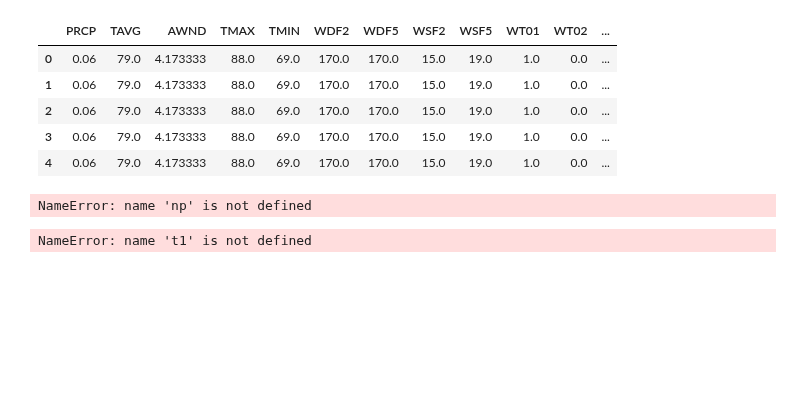
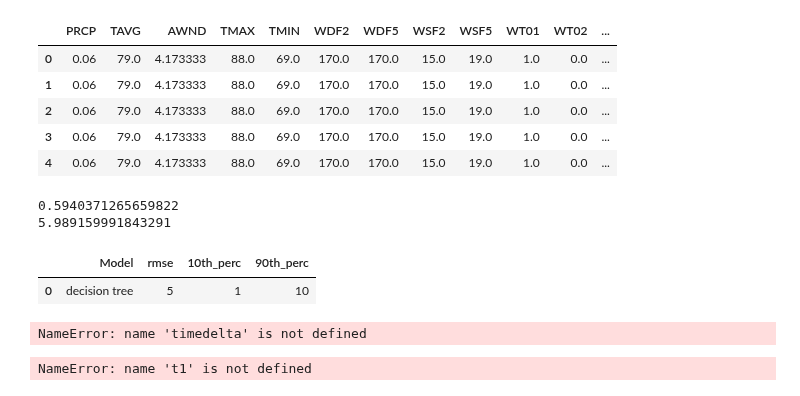
Before and after one commit to arnaudfrn/taxi-time, a Jupyter notebook: Notebook Xav.ipynb, the cells around one changed output. Drawn from its saved outputs; the diff is of its cells as text; code cells hidden in the pictures; blank space fills up the shorter version.

Commit message:
adding 10th and 90th perc computations

```diff
--- a/Notebook Xav.ipynb
+++ b/Notebook Xav.ipynb
@@ -57,7 +57,43 @@ def compute_mape(y, y_pred):
     output : root mean squared error in minutes
     """
     return np.mean(np.abs((y_true - y_pred) / y_true)) * 100 / 60
-# %%
-y_pred = decision_tree(df, variables, 0.10)
-# %% [output]
-NameError: name 'np' is not defined
+# %%
+from sklearn.model_selection import train_test_split
+from sklearn import tree
+
+# Define input
+X = encoding_df(df, variables)
+
+# Set validation
+y = df['target']
+
+X_train, X_test, y_train, y_test = train_test_split(X, y, test_size=0.10, random_state=42)
+
+clf = tree.DecisionTreeRegressor()
+clf = clf.fit(X_train, y_train)
+
+def compute_mape(y, y_pred):
+    """
+    function computing MAPE
+
+    input: real target values and predicted values
+    output : root mean squared error in minutes
+    """
+    return np.mean(np.abs((y - y_pred) / y)) * 100 / 60
+
+def compute_rmse(y, y_pred):
+    """
+    function computing RMSE
+
+    input: real target values and predicted values
+    output : root mean squared error in minutes
+    """
+    return np.sqrt(((y_pred - y)**2).mean()) / 60
+
+print(compute_mape(y_test, clf.predict(X_test)))
+print(compute_rmse(y_test, clf.predict(X_test)))
+
+y_pred = clf.predict(X_test)
+# %% [output]
+0.5940371265659822
+5.989159991843291
@@ -64,3 +110,17 @@ NameError: name 'np' is not defined
+# %%
+output = pd.DataFrame()
+output['Model'] = ['decision tree']
+output['rmse'] = [5]
+output['10th_perc'] = [1]
+output['90th_perc'] = [10]
+output
+# %% [output]
+|  | Model | rmse | 10th_perc | 90th_perc |
+| 0 | decision tree | 5 | 1 | 10 |
+# %%
+df['aldt'].apply(lambda x : ((df['aldt']<x)&(df['aldt']>x-timedelta(minutes = 30)).sum()))
+# %% [output]
+NameError: name 'timedelta' is not defined
 # %%
 import xgboost as xgb
 
```
Also changed, not shown: parts of 1 cell of this notebook, 1 other file.
